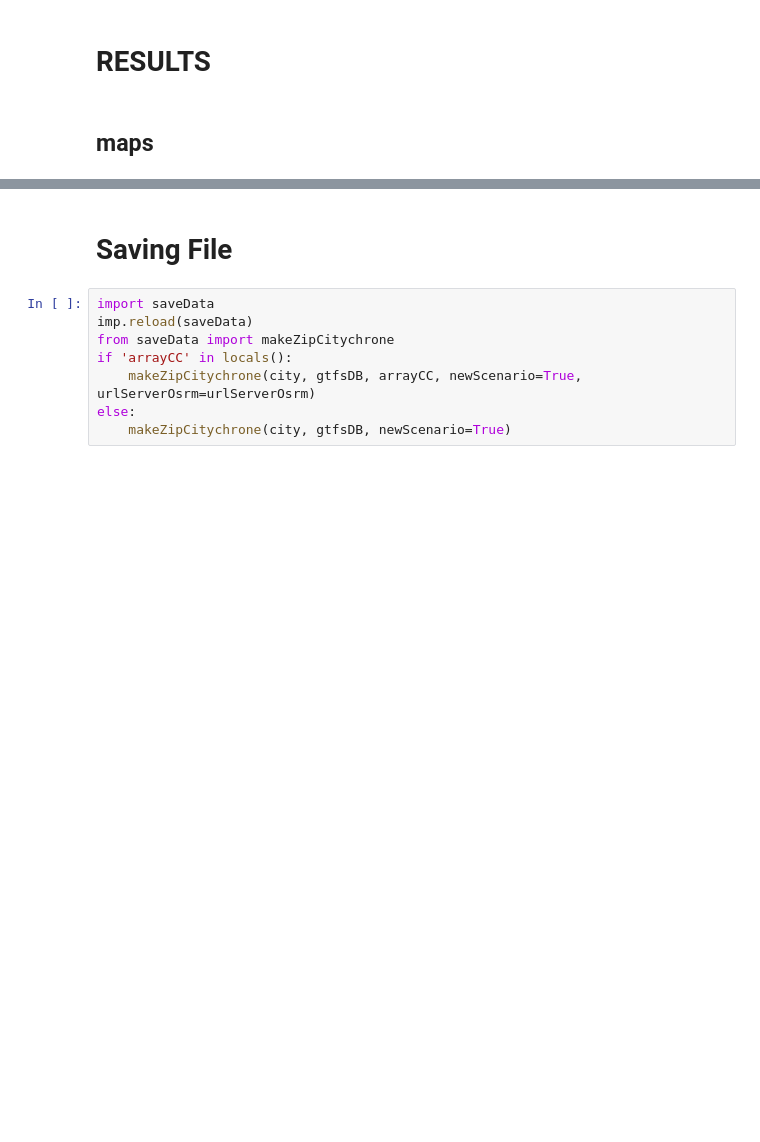
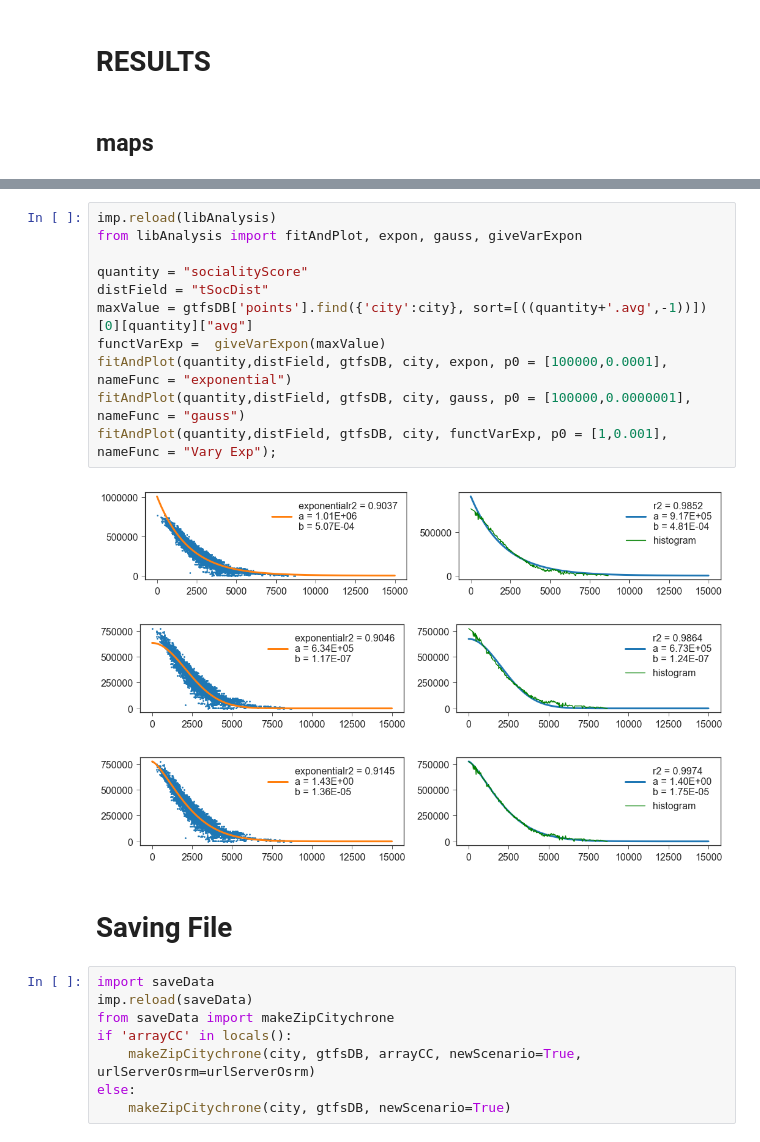
Before and after one commit to CityChrone/public-transport-analysis, a Jupyter notebook: public-transport-city.ipynb, the cells around one changed output, grey strips where cells are left out. Saved outputs shown, nothing was run; the diff lists cells and outputs as text; blank space fills up the shorter version.

```diff
--- a/public-transport-city.ipynb
+++ b/public-transport-city.ipynb
@@ -339,3 +414,18 @@ Sociality Score
+# %%
+imp.reload(libAnalysis)
+from libAnalysis import fitAndPlot, expon, gauss, giveVarExpon
+
+quantity = "socialityScore"
+distField = "tSocDist"
+maxValue = gtfsDB['points'].find({'city':city}, sort=[((quantity+'.avg',-1))])[0][quantity]["avg"]
+functVarExp =  giveVarExpon(maxValue)
+fitAndPlot(quantity,distField, gtfsDB, city, expon, p0 = [100000,0.0001], nameFunc = "exponential")
+fitAndPlot(quantity,distField, gtfsDB, city, gauss, p0 = [100000,0.0000001], nameFunc = "gauss")
+fitAndPlot(quantity,distField, gtfsDB, city, functVarExp, p0 = [1,0.001], nameFunc = "Vary Exp");
+# %% [output]
+[figure, added]
+[figure, added]
+[figure, added]
 # %% [markdown]
 # Saving File
 # %%
```
Also changed, not shown: parts of 15 cells of this notebook, 6 other files.
